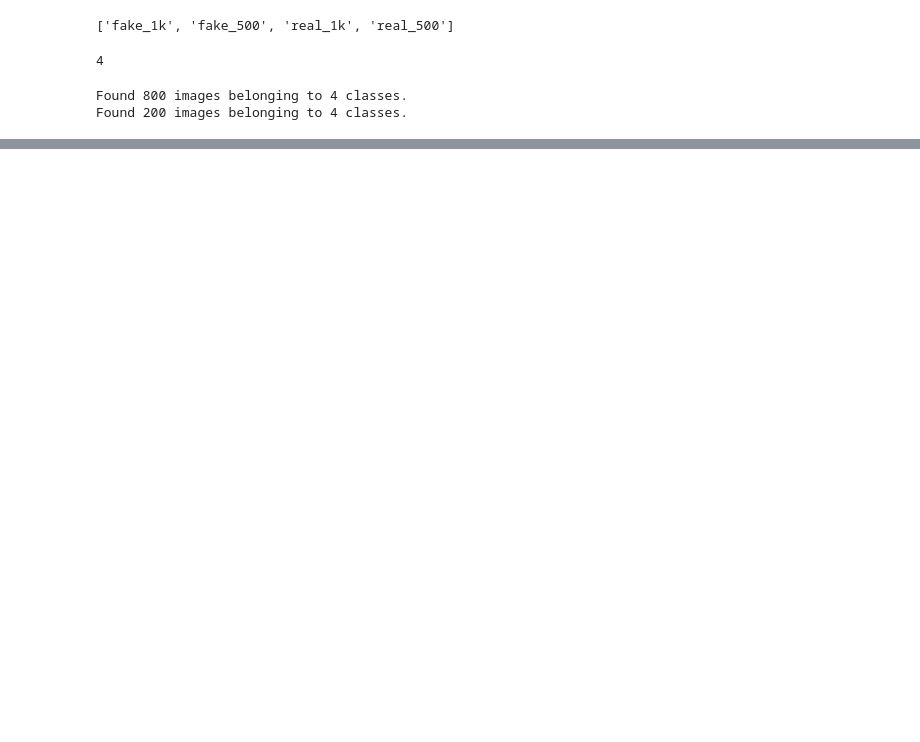
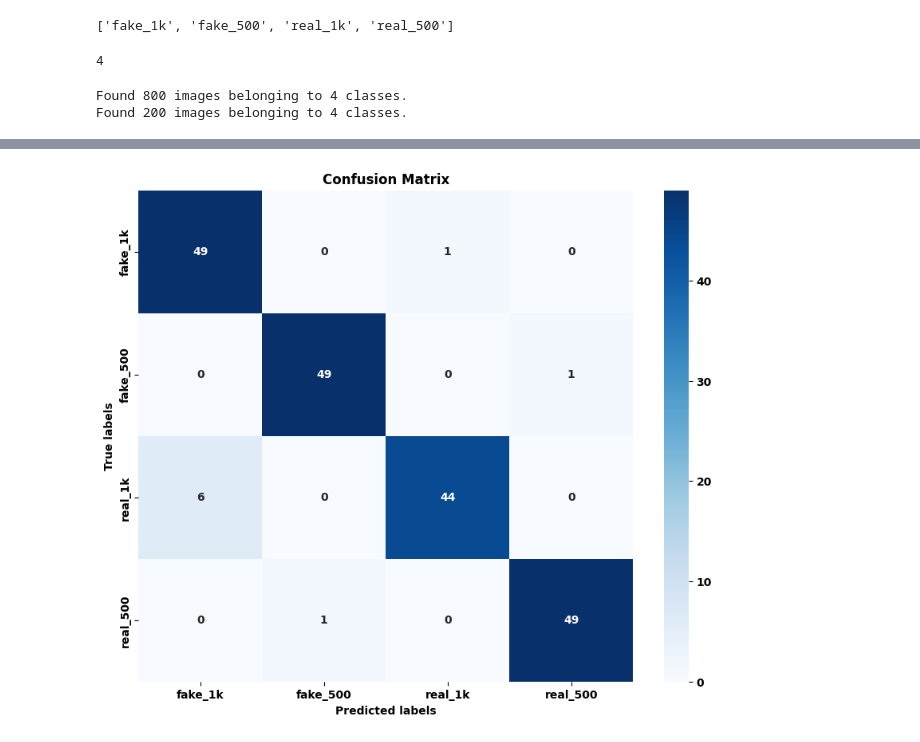
Before and after one commit to venmendez/Cash-Counterfeat, a Jupyter notebook: model/mobnet/MobileNetV2_transfer_learning_v2.ipynb, the cells around one changed output, grey strips where cells are left out. Saved outputs shown, nothing was run; the diff lists cells and outputs as text; code cells hidden in the pictures; blank space fills up the shorter version.

Commit message:
mobilenet tflite model v3 trained and working with app

```diff
--- a/model/mobnet/MobileNetV2_transfer_learning_v2.ipynb
+++ b/model/mobnet/MobileNetV2_transfer_learning_v2.ipynb
@@ -261,4 +232,0 @@ plot_acc_loss(mobnetv2_history)
-# %%
-# Plot confusion matrix
-class_names = test_generator.class_indices.keys()
-plot_confusion_matrix(true_labels, predictions.argmax(axis=1), class_names)
@@ -293,0 +301,22 @@ WARNING:tensorflow:Using a while_loop for converting RngReadAndSkip cause there
+# %%
+# Run predictions on the test data
+predicted_labels = []
+true_labels = []
+
+for images, labels in test_generator:
+    for image, label in zip(images, labels):
+        # Prepare image data for prediction
+        image_data = np.expand_dims(image, axis=0)
+
+        # Get prediction from TFLite model
+        output = predict_tflite(image_data)
+
+        # Get predicted and true labels
+        predicted_label = np.argmax(output)
+        true_label = np.argmax(label)
+
+        predicted_labels.append(predicted_label)
+        true_labels.append(true_label)
+
+    if len(predicted_labels) >= len(test_generator.classes):
+        break
@@ -293,0 +340,11 @@ WARNING:tensorflow:Using a while_loop for converting RngReadAndSkip cause there
+# %%
+# Confusion matrix
+cm = confusion_matrix(true_labels, predicted_labels)
+plt.figure(figsize=(10, 8))
+sns.heatmap(cm, annot=True, fmt='g', cmap='Blues', xticklabels=class_names, yticklabels=class_names)
+plt.xlabel('Predicted labels')
+plt.ylabel('True labels')
+plt.title('Confusion Matrix')
+plt.show()
+# %% [output]
+[figure, added]
```
Also changed, not shown: parts of 27 cells of this notebook.
